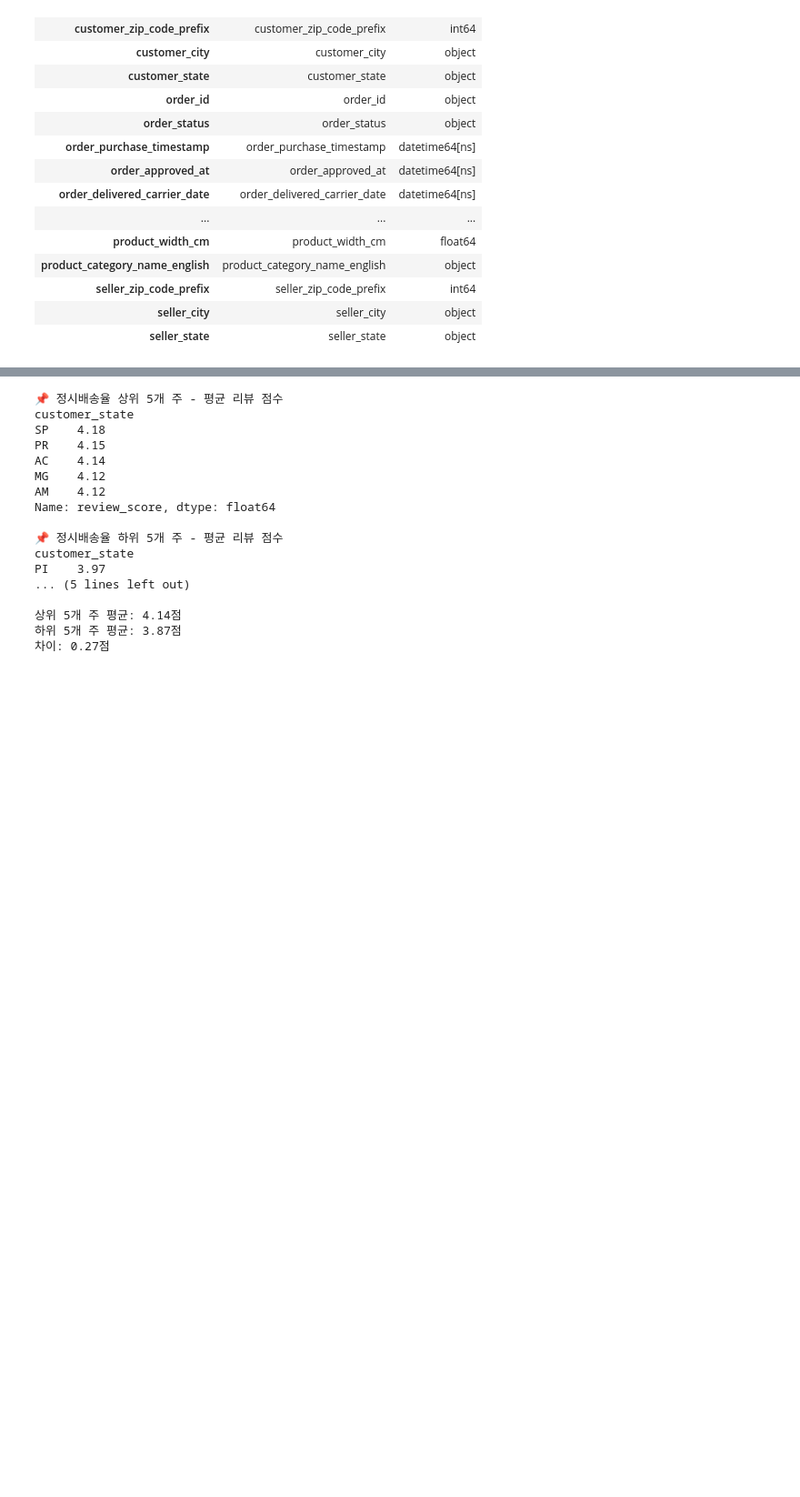
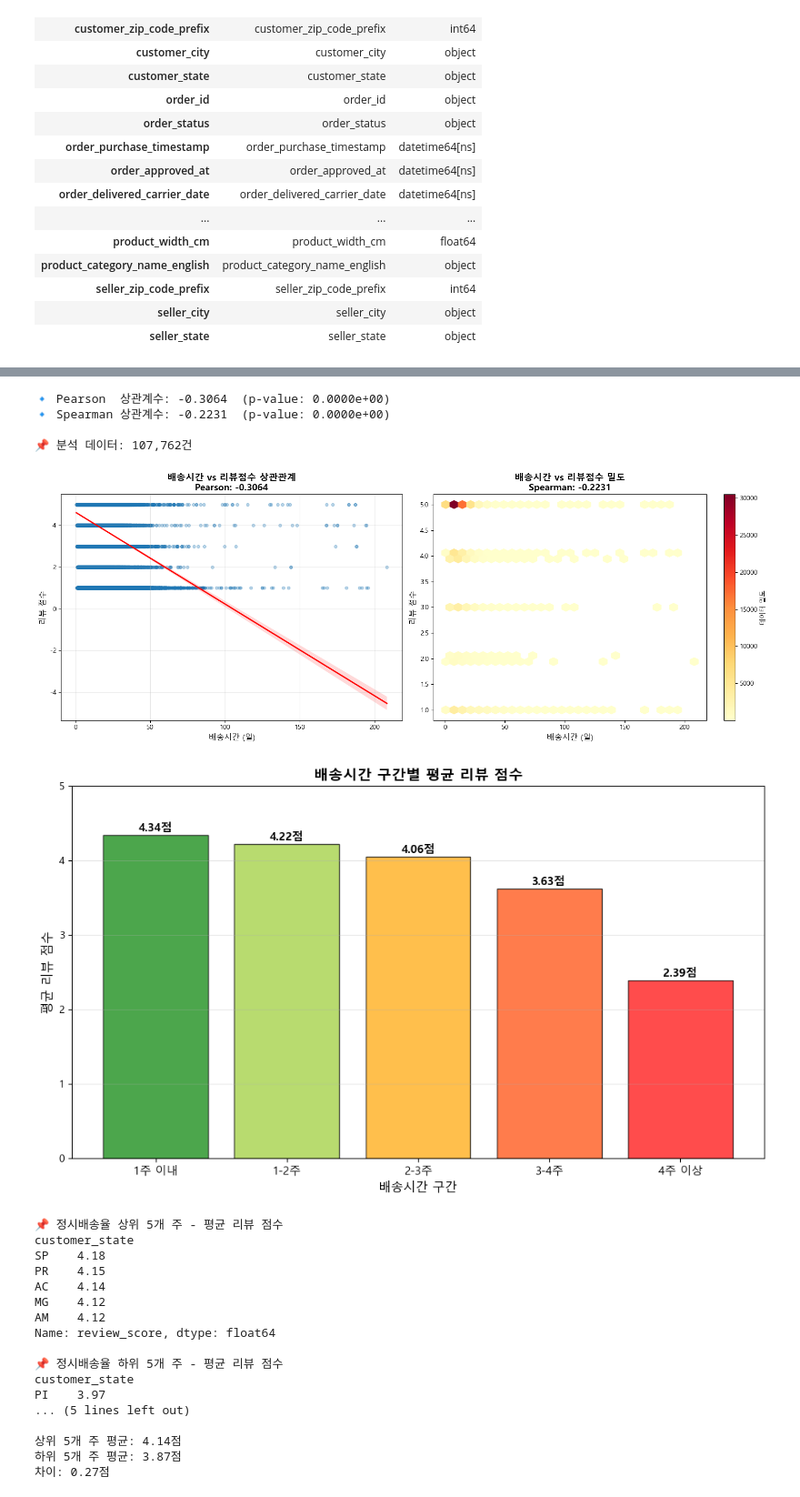
Before and after one commit to hhayan/project_olist_ecommerce, a Jupyter notebook: logistic.ipynb, the cells around one changed output, grey strips where cells are left out. Shown at 91% size. Drawn from its saved outputs; the diff is of its cells as text; code cells hidden in the pictures; blank space fills up the shorter version.

```diff
--- a/logistic.ipynb
+++ b/logistic.ipynb
@@ -413 +409,79 @@ IFrame("https://www.google.com", width=800, height=500)
+# %%
+# 전국 단위 상관 분석 (purchase_to_customer vs review_score): 피어슨, 스피어만 방법
+df_analysis = df_logistic_final[['purchase_to_customer', 'review_score']].dropna()
+
+# 피어슨 & 스피어만 상관계수
+pearson_corr, pearson_p = pearsonr(df_analysis['purchase_to_customer'],
+                                    df_analysis['review_score'])
+spearman_corr, spearman_p = spearmanr(df_analysis['purchase_to_customer'],
+                                       df_analysis['review_score'])
+
+# 전국 단위: 배송시간 vs 리뷰점수 상관관계 분석
+print(f"\n🔹 Pearson  상관계수: {pearson_corr:.4f}  (p-value: {pearson_p:.4e})")
+print(f"🔹 Spearman 상관계수: {spearman_corr:.4f}  (p-value: {spearman_p:.4e})")
+print(f"\n📌 분석 데이터: {len(df_analysis):,}건")
+
+# 시각화
+fig, axes = plt.subplots(1, 2, figsize=(16, 6))
+
+# ===== 1. 산점도 + 회귀선 =====
+ax1 = axes[0]
+sns.regplot(data=df_analysis, x='purchase_to_customer', y='review_score',
+            scatter_kws={'alpha': 0.3, 's': 20},
+            line_kws={'color': 'red', 'linewidth': 2},
+            ax=ax1)
+ax1.set_title(f'배송시간 vs 리뷰점수 상관관계\nPearson: {pearson_corr:.4f}',
+              fontsize=14, fontweight='bold')
+ax1.set_xlabel('배송시간 (일)', fontsize=12)
+ax1.set_ylabel('리뷰 점수', fontsize=12)
+ax1.grid(True, alpha=0.3)
+
+# ===== 2. 육각형 밀도 플롯 (데이터 많을 때 효과적) =====
+ax2 = axes[1]
+hexbin = ax2.hexbin(df_analysis['purchase_to_customer'],
+                     df_analysis['review_score'],
+                     gridsize=30, cmap='YlOrRd', mincnt=1)
+ax2.set_title(f'배송시간 vs 리뷰점수 밀도\nSpearman: {spearman_corr:.4f}',
+              fontsize=14, fontweight='bold')
+ax2.set_xlabel('배송시간 (일)', fontsize=12)
+ax2.set_ylabel('리뷰 점수', fontsize=12)
+plt.colorbar(hexbin, ax=ax2, label='데이터 밀도')
+
+plt.tight_layout()
+plt.show()
+
+# 배송시간 구간별 평균 리뷰 점수
+df_analysis['delivery_range'] = pd.cut(df_analysis['purchase_to_customer'],
+                                        bins=[0, 7, 14, 21, 28, 100],
+                                        labels=['1주 이내', '1-2주', '2-3주', '3-4주', '4주 이상'])
+
+avg_by_range = df_analysis.groupby('delivery_range')['review_score'].mean()
+
+# 막대 그래프
+plt.figure(figsize=(10, 6))
+bars = plt.bar(range(len(avg_by_range)), avg_by_range.values,
+               color=['green', 'yellowgreen', 'orange', 'orangered', 'red'],
+               alpha=0.7, edgecolor='black')
+plt.xticks(range(len(avg_by_range)), avg_by_range.index, fontsize=11)
+plt.ylabel('평균 리뷰 점수', fontsize=12)
+plt.xlabel('배송시간 구간', fontsize=12)
+plt.title('배송시간 구간별 평균 리뷰 점수', fontsize=14, fontweight='bold')
+plt.ylim(0, 5)
+plt.grid(axis='y', alpha=0.3)
+
+# 값 표시
+for i, bar in enumerate(bars):
+    plt.text(bar.get_x() + bar.get_width()/2, bar.get_height() + 0.05,
+             f'{avg_by_range.values[i]:.2f}점',
+             ha='center', fontsize=11, fontweight='bold')
+
+plt.tight_layout()
+plt.show()
+# %% [output]
+🔹 Pearson  상관계수: -0.3064  (p-value: 0.0000e+00)
+🔹 Spearman 상관계수: -0.2231  (p-value: 0.0000e+00)
+
+📌 분석 데이터: 107,762건
+[figure, added]
+[figure, added]
 # %%
```
Also changed, not shown: parts of 4 cells of this notebook, 2 other files.
